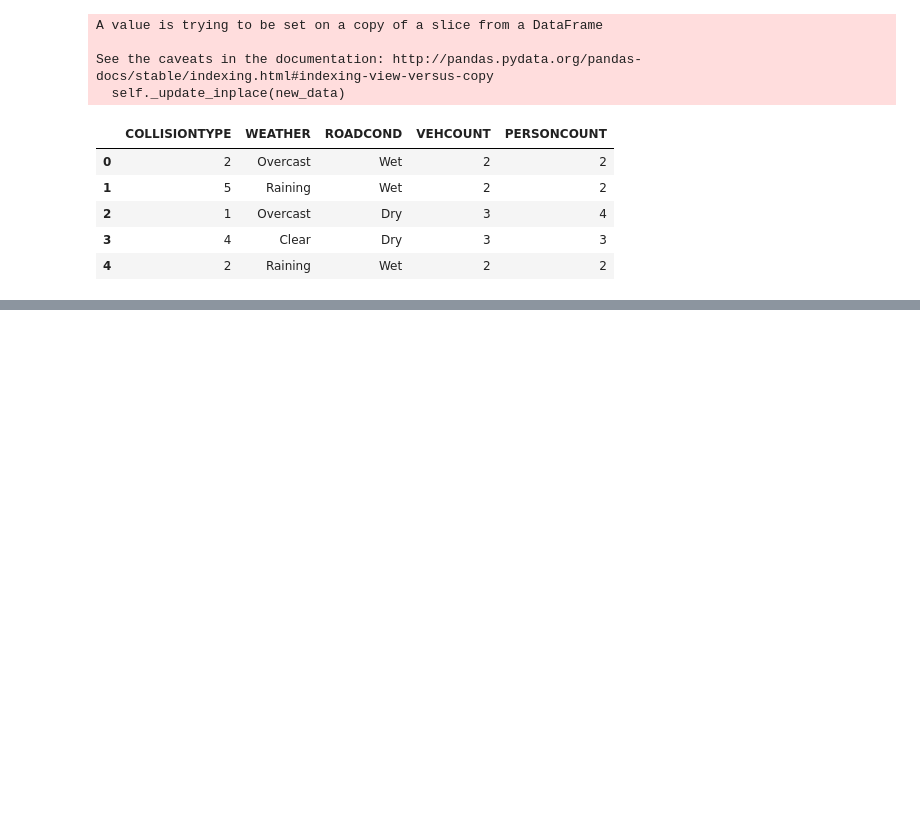
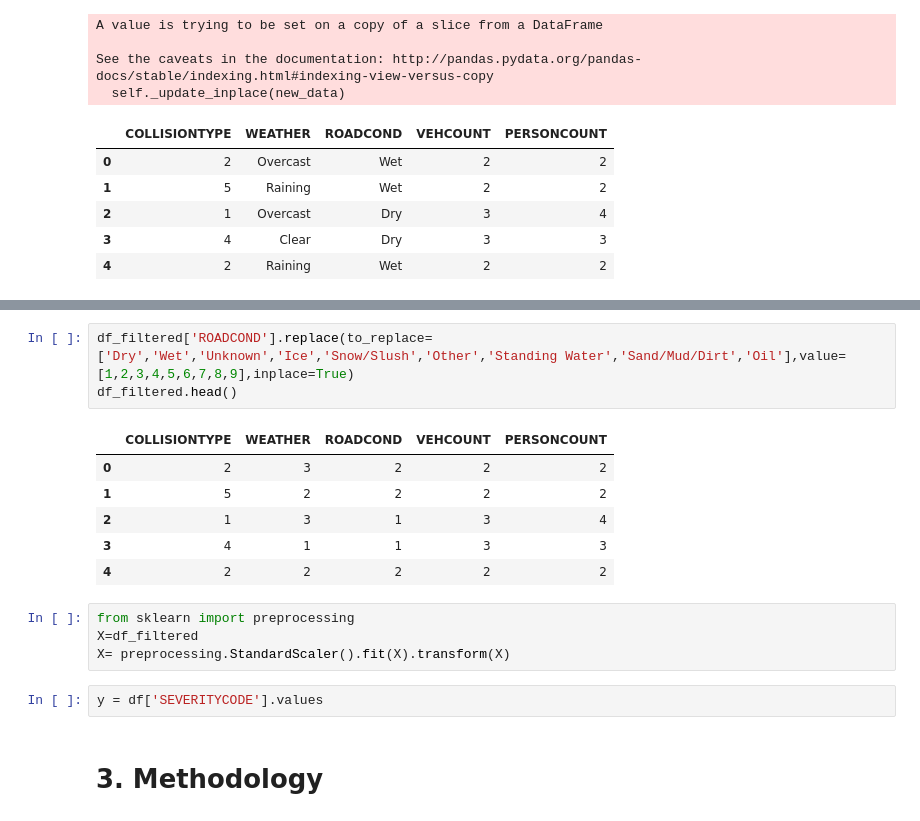
Before and after one commit to IvanMegia/Coursera_Capstone, a Jupyter notebook: Coursera_Capstone_Jupyter_Notebook.ipynb, the cells around one changed output, grey strips where cells are left out. Drawn from its saved outputs; the diff is of its cells as text; blank space fills up the shorter version.

```diff
--- a/Coursera_Capstone_Jupyter_Notebook.ipynb
+++ b/Coursera_Capstone_Jupyter_Notebook.ipynb
@@ -184,0 +189,18 @@ See the caveats in the documentation: http://pandas.pydata.org/pandas-docs/stabl
+# %%
+df_filtered['ROADCOND'].replace(to_replace=['Dry','Wet','Unknown','Ice','Snow/Slush','Other','Standing Water','Sand/Mud/Dirt','Oil'],value=[1,2,3,4,5,6,7,8,9],inplace=True)
+df_filtered.head()
+# %% [output]
+|  | COLLISIONTYPE | WEATHER | ROADCOND | VEHCOUNT | PERSONCOUNT |
+| 0 | 2 | 3 | 2 | 2 | 2 |
+| 1 | 5 | 2 | 2 | 2 | 2 |
+| 2 | 1 | 3 | 1 | 3 | 4 |
+| 3 | 4 | 1 | 1 | 3 | 3 |
+| 4 | 2 | 2 | 2 | 2 | 2 |
+# %%
+from sklearn import preprocessing
+X=df_filtered
+X= preprocessing.StandardScaler().fit(X).transform(X)
+# %%
+y = df['SEVERITYCODE'].values
+# %% [markdown]
+# 3. Methodology
```
Also changed, not shown: parts of 23 cells of this notebook.
